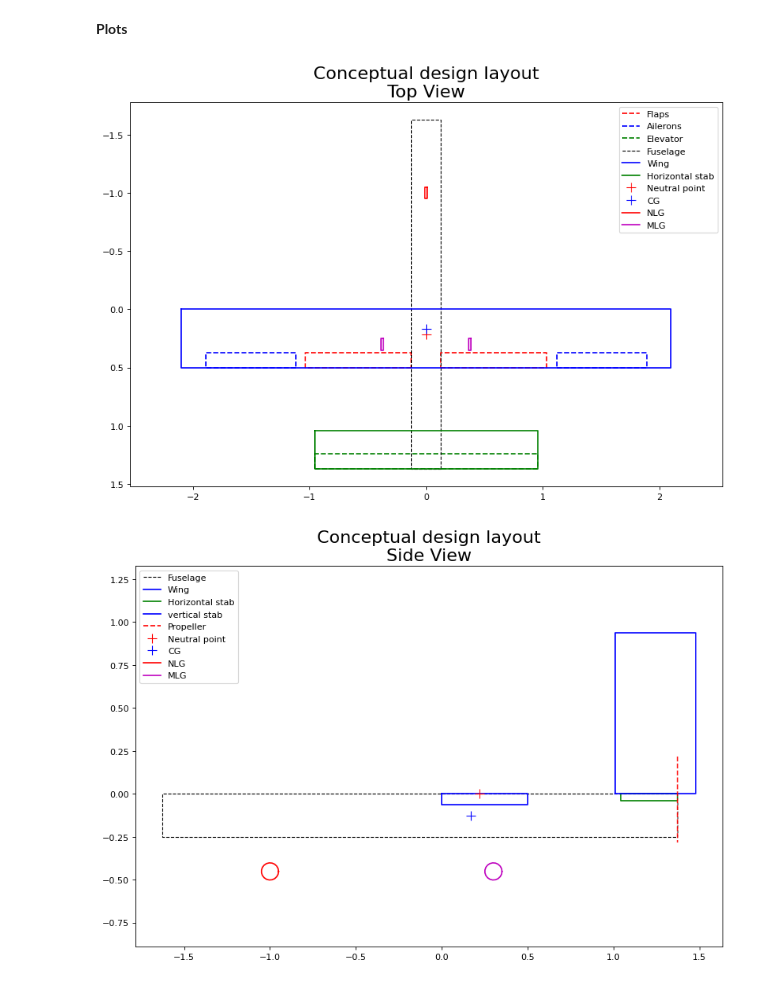
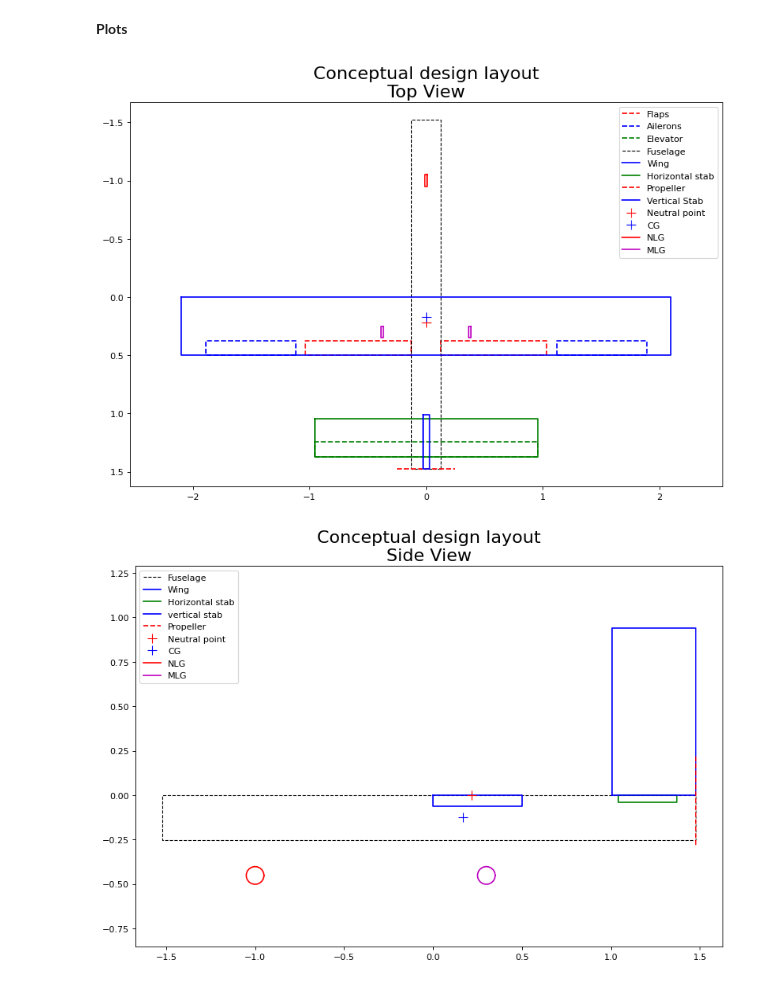
Before and after one commit to vianneydubois/predim, a Jupyter notebook: sizing_main.ipynb, the cells around one changed output. Drawn from its saved outputs; the diff is of its cells as text; code cells hidden in the pictures.

```diff
--- a/sizing_main.ipynb
+++ b/sizing_main.ipynb
@@ -220,6 +220,14 @@ def plot_ht_top()->None:
 
     plt.plot(x_ht, y_ht, 'g-', label='Horizontal stab')
 
+def plot_vt_top()->None:
+    x_vt = vt_chord*vt_t_c * np.array([-1/2, 1/2, 1/2, -1/2, -1/2])
+    y_LE_vt = 0.25*w_chord + vt_arm - 0.25*vt_chord
+    y_vt = [y_LE_vt, y_LE_vt, y_LE_vt+vt_chord, y_LE_vt+vt_chord, y_LE_vt]
+
+    plt.plot(x_vt, y_vt, 'b-', label='Vertical Stab')
+
+
 def plot_np_top(np_x:float)->None:
     plt.plot(0, np_x, 'r+', markersize=10, label='Neutral point')
 
@@ -229,7 +237,7 @@ def plot_cg_top(cg_x: float)->None:
 def plot_fuselage_top()->None:
     x_fus = [fus_width/2, fus_width/2, -fus_width/2, -fus_width/2, fus_width/2]
 
-    y_aft = 0.25*w_chord + ht_arm + 0.75*ht_chord
+    y_aft = 0.25*w_chord + max(ht_arm + 0.75*ht_chord, vt_arm + 0.75*vt_chord)
     y_fus = [y_aft, y_aft-fus_length, y_aft-fus_length, y_aft, y_aft]
 
     plt. plot(x_fus, y_fus, 'k--', linewidth='1', label='Fuselage')
@@ -274,34 +282,41 @@ def plot_landing_gear_top()->None:
     lg_wheel_thickness/2]
     mainwheel_X_right = [x + lg_track/2 for x in mainwheel_X]
     mainwheel_X_left = [x - lg_track/2 for x in mainwheel_X]
 
     mainwheel_Y = [ \
     lg_main_x - lg_wheel_diam/2, lg_main_x + lg_wheel_diam/2, \
     lg_main_x + lg_wheel_diam/2, lg_main_x - lg_wheel_diam/2, \
     lg_main_x - lg_wheel_diam/2
     ]
 
     plt.plot(mainwheel_X_right, mainwheel_Y, 'm-')
     plt.plot(mainwheel_X_left, mainwheel_Y, 'm-', label='MLG')
 
+def plot_propeller_top()->None:
+    y_prop = 0.25*w_chord + max(ht_arm + 0.75*ht_chord, vt_arm + 0.75*vt_chord)
+    x_prop = [-prop_diameter/2, prop_diameter/2]
+    plt.plot(x_prop, [y_prop, y_prop], 'r--', label='Propeller')
+
 
 fig = plt.figure(figsize=(12,8), dpi=80)
 fig.gca().set_title('Conceptual design layout\nTop View', fontsize=20)
 plot_flaps_top()
 plot_ailerons_top(ail_y_i, ail_y_o, ail_chord_ratio)
 plot_elevator_top()
 plot_fuselage_top()
 plot_wing_top()
 plot_ht_top()
+plot_propeller_top()
+plot_vt_top()
 plot_np_top(np_x)
 plot_cg_top(cg_x)
 plot_landing_gear_top()
 plt.axis('equal')
 plt.gca().invert_yaxis()
 plt.legend()
 plt.show()
 # %% [output]
-[figure, old version]
+[figure, new version]
 # %%
 def plot_wing_side()->None:
     x_wing = [0, 0, w_chord, w_chord, 0]
@@ -335,13 +350,13 @@ def plot_cg_side(cg_x: float)->None:
 def plot_fuselage_side()->None:
     y_fus = [0, 0, -fus_height, -fus_height, 0]
 
-    x_aft = 0.25*w_chord + ht_arm + 0.75*ht_chord
+    x_aft = 0.25*w_chord + max(ht_arm + 0.75*ht_chord, vt_arm + 0.75*vt_chord)
     x_fus = [x_aft, x_aft-fus_length, x_aft-fus_length, x_aft, x_aft]
 
     plt. plot(x_fus, y_fus, 'k--', linewidth='1', label='Fuselage')
 
 def plot_propeller_side()->None:
-    x_aft = 0.25*w_chord + ht_arm + 0.75*ht_chord
+    x_aft = 0.25*w_chord + max(ht_arm + 0.75*ht_chord, vt_arm + 0.75*vt_chord)
     x_prop = [x_aft, x_aft]
     y_prop = [-0.035 + prop_diameter/2, -0.035 - prop_diameter/2]
     plt.plot(x_prop, y_prop, 'r--', label='Propeller')
@@ -370,4 +385,4 @@ plt.axis('equal')
 plt.legend()
 plt.show()
 # %% [output]
-[figure, old version]
+[figure, new version]
```
Also changed, not shown: parts of 2 cells of this notebook.
